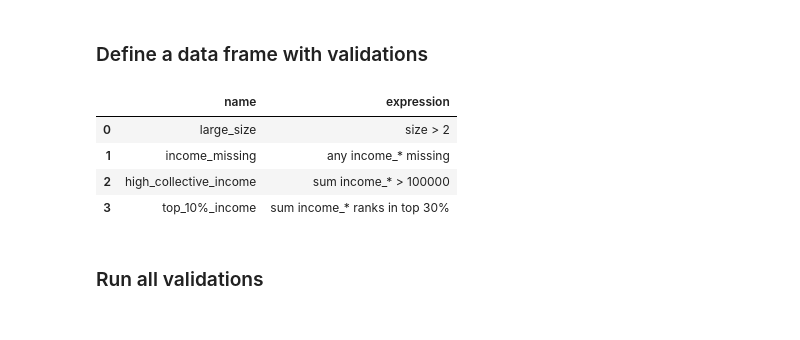
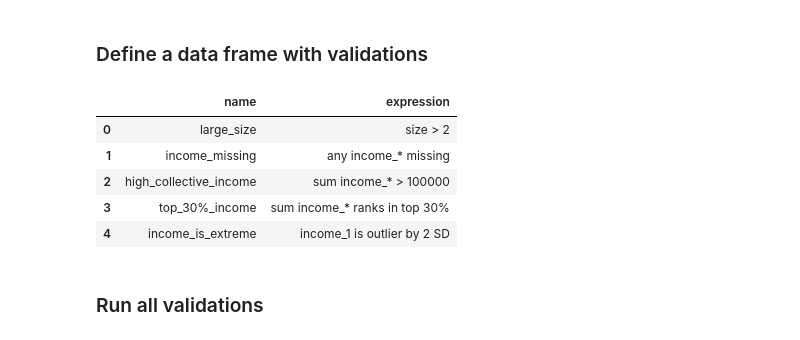
Before and after one commit to wti200/validata, a Jupyter notebook: docs/basic_usage.ipynb, the cells around one changed output. Saved outputs shown, nothing was run; the diff lists cells and outputs as text; code cells hidden in the pictures.

Commit message:
Finish outlier comparator and doc update

```diff
--- a/docs/basic_usage.ipynb
+++ b/docs/basic_usage.ipynb
@@ -236,21 +240,24 @@ Operator.list()
 # %% [markdown]
 ### Define a data frame with validations
 # %%
+# Note: This data could also be read from an external file.
 checks_df = pd.DataFrame(
     data=[
         ["large_size", "size > 2"],
         ["income_missing", "any income_* missing"],
         ["high_collective_income", "sum income_* > 100000"],
-        ["top_10%_income", "sum income_* ranks in top 30%"],
+        ["top_30%_income", "sum income_* ranks in top 30%"],
+        ["income_is_extreme", "income_1 is outlier by 2 SD"]
     ],
     columns=["name", "expression"]
 )
 checks_df
 # %% [output]
 |  | name | expression |
 | 0 | large_size | size > 2 |
 | 1 | income_missing | any income_* missing |
 | 2 | high_collective_income | sum income_* > 100000 |
-| 3 | top_10%_income | sum income_* ranks in top 30% |
+| 3 | top_30%_income | sum income_* ranks in top 30% |
+| 4 | income_is_extreme | income_1 is outlier by 2 SD |
 # %% [markdown]
 ### Run all validations
```
Also changed, not shown: parts of 10 cells of this notebook, 6 other files.
